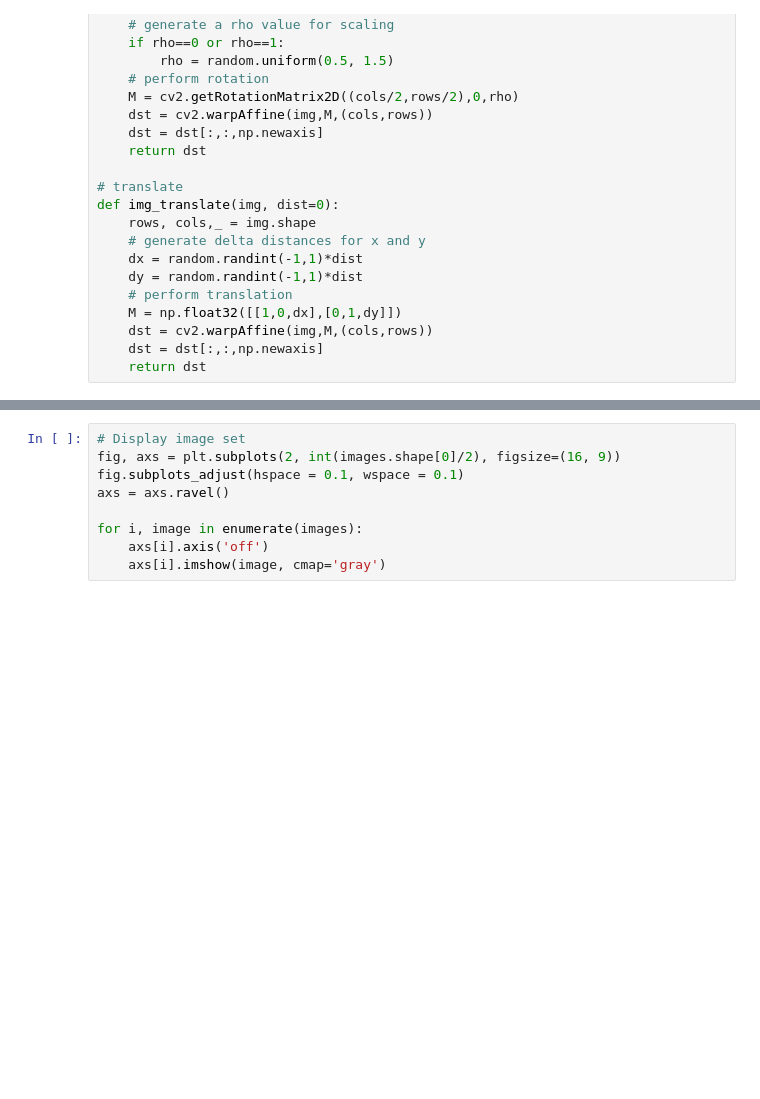
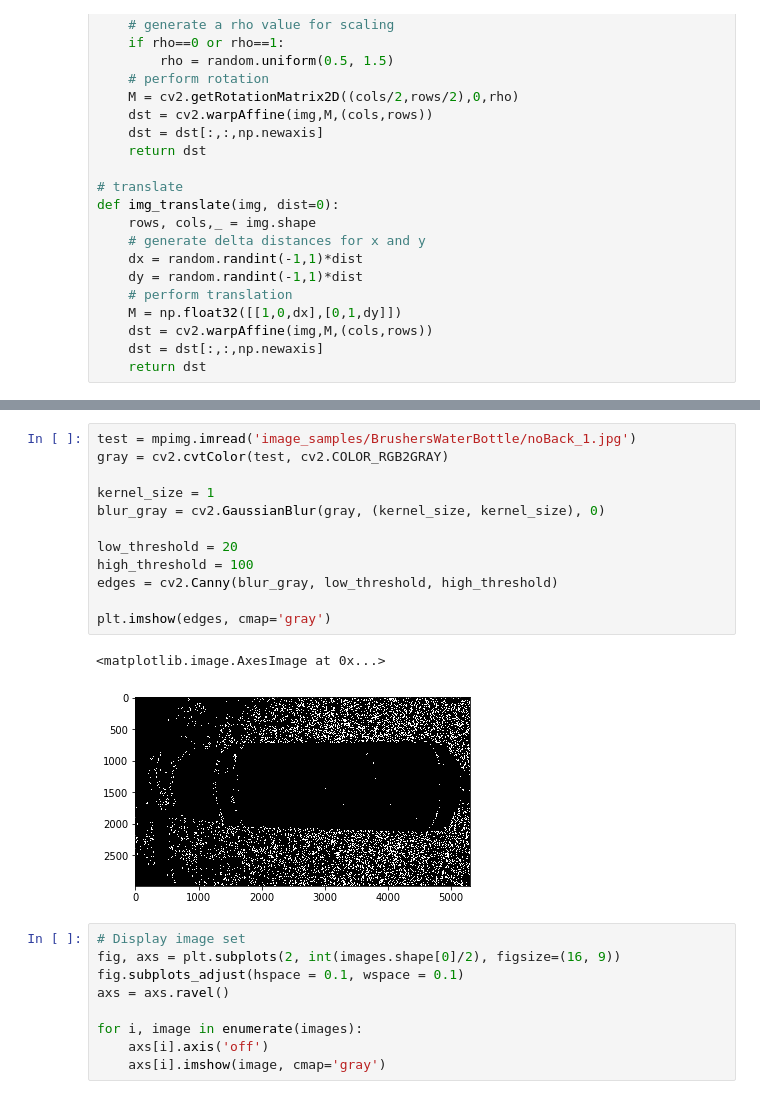
Before and after one commit to liangk7/Photo2Model, a Jupyter notebook: Photo2Model_2018.2.17.ipynb, the cells around one changed output, grey strips where cells are left out. Saved outputs shown, nothing was run; the diff lists cells and outputs as text; blank space fills up the shorter version.

```diff
--- a/Photo2Model_2018.2.17.ipynb
+++ b/Photo2Model_2018.2.17.ipynb
@@ -294,3 +295,18 @@ for i in np.arange(n_colors):
+# %%
+test = mpimg.imread('image_samples/BrushersWaterBottle/noBack_1.jpg')
+gray = cv2.cvtColor(test, cv2.COLOR_RGB2GRAY)
+
+kernel_size = 1
+blur_gray = cv2.GaussianBlur(gray, (kernel_size, kernel_size), 0)
+
+low_threshold = 20
+high_threshold = 100
+edges = cv2.Canny(blur_gray, low_threshold, high_threshold)
+
+plt.imshow(edges, cmap='gray')
+# %% [output]
+<matplotlib.image.AxesImage at 0x...>
+[figure, added]
 # %%
 # Display image set
 fig, axs = plt.subplots(2, int(images.shape[0]/2), figsize=(16, 9))
```
Also changed, not shown: parts of 7 cells of this notebook.
